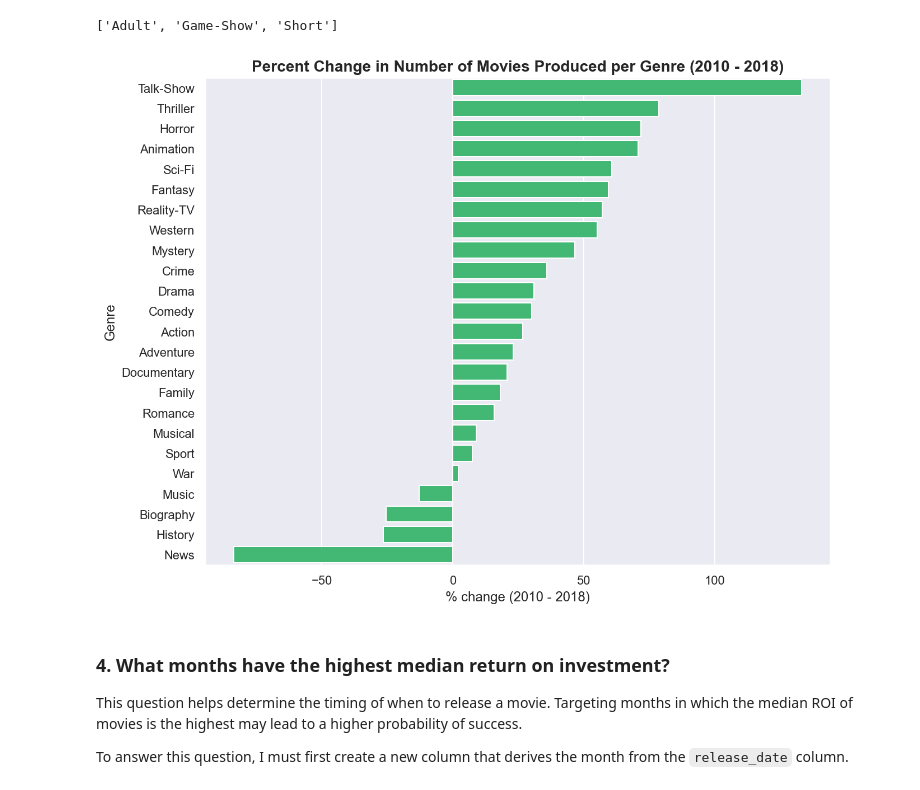
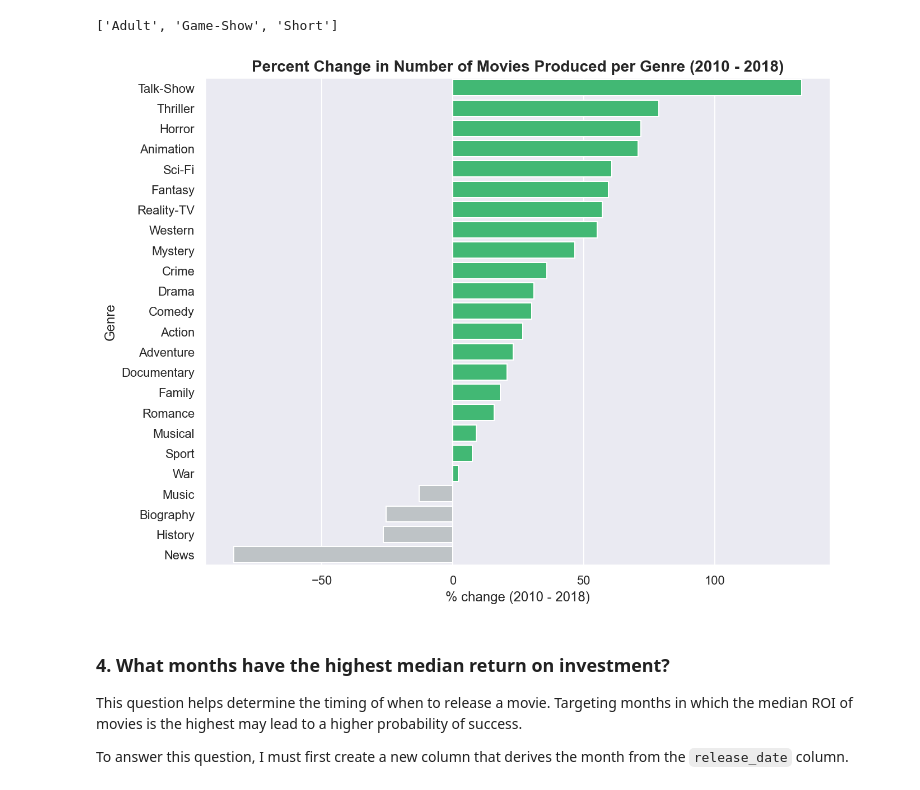
Before and after one commit to tjkyner/flatiron-ds-phase-1-project, a Jupyter notebook: notebooks/analysis.ipynb, the cells around one changed output. Saved outputs shown, nothing was run; the diff lists cells and outputs as text; code cells hidden in the pictures.

```diff
--- a/notebooks/analysis.ipynb
+++ b/notebooks/analysis.ipynb
@@ -27,6 +27,7 @@ df_merged_final = pd.read_csv('../data/cleaned/df_merged_final.csv')
 # Setting global styling parameters
 sns.set_theme()
 primary_color = '#2ecc71'
+secondary_color = '#bdc3c7'
 plt.rcParams['axes.titleweight'] = 'bold'
 plt.rcParams['axes.titlesize'] = 14.0
 plt.rcParams['figure.figsize'] = [10, 8]
@@ -286,23 +286,23 @@ df_genre_pct_chg = pd.DataFrame(
 # %%
 fig, ax = plt.subplots()
 
 # Styling
 ax.set_title('Percent Change in Number of Movies Produced per Genre (2010 - 2018)')
 ax.set_ylabel('Genre')
 ax.set_xlabel('% change (2010 - 2018)')
 
 # Plotting
 sns.barplot(
     x=df_genre_pct_chg['Pct_Chg'].values,
     y=df_genre_pct_chg.index,
     orient='h',
-    color=primary_color
+    palette=[primary_color if x > 0 else secondary_color for x in df_genre_pct_chg['Pct_Chg'].values]
 )
 
 # Saving image
 plt.savefig('../images/genre_pct_chg.png')
 # %% [output]
-[figure, old version]
+[figure, new version]
 # %% [markdown]
 ### 4. What months have the highest median return on investment?
 This question helps determine the timing of when to release a movie. Targeting months in which the median ROI of movies is the highest may lead to a higher probability of success.
```
Also changed, not shown: parts of 3 cells of this notebook, 8 other files.
